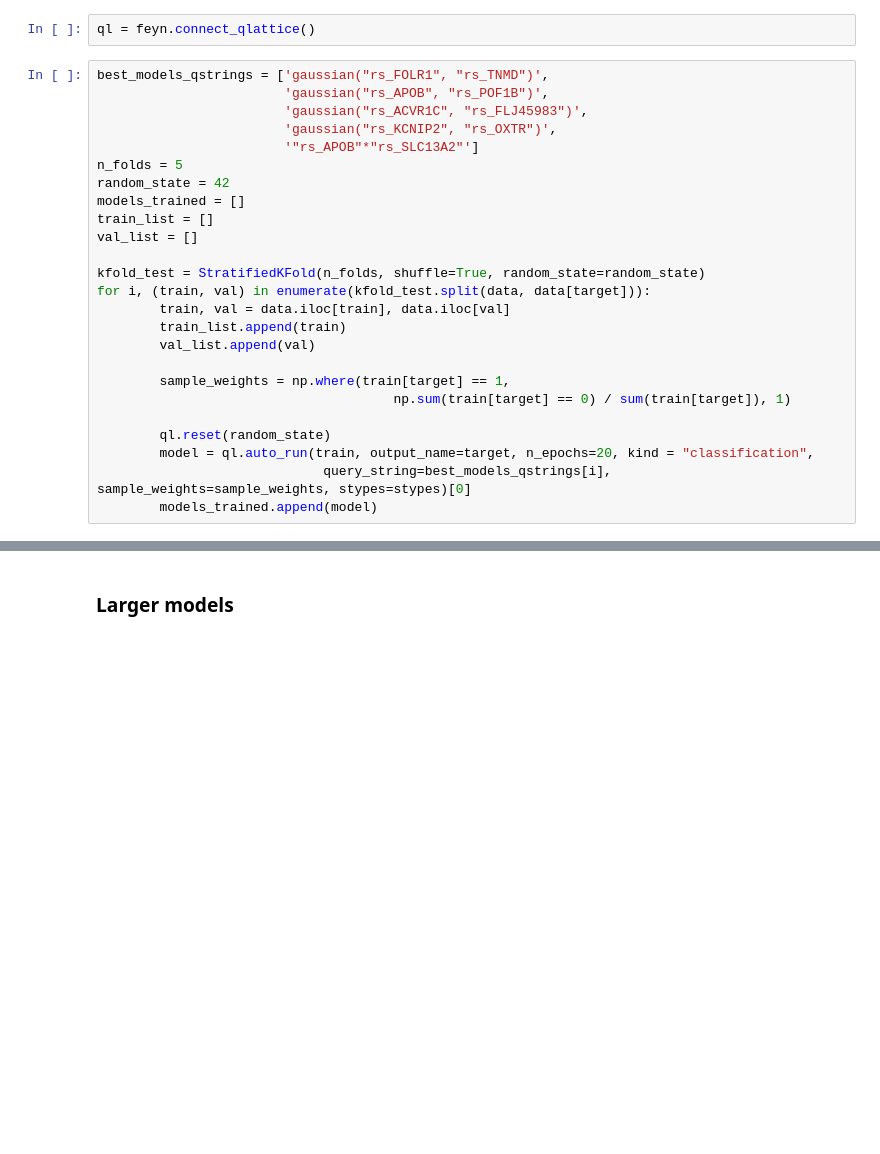
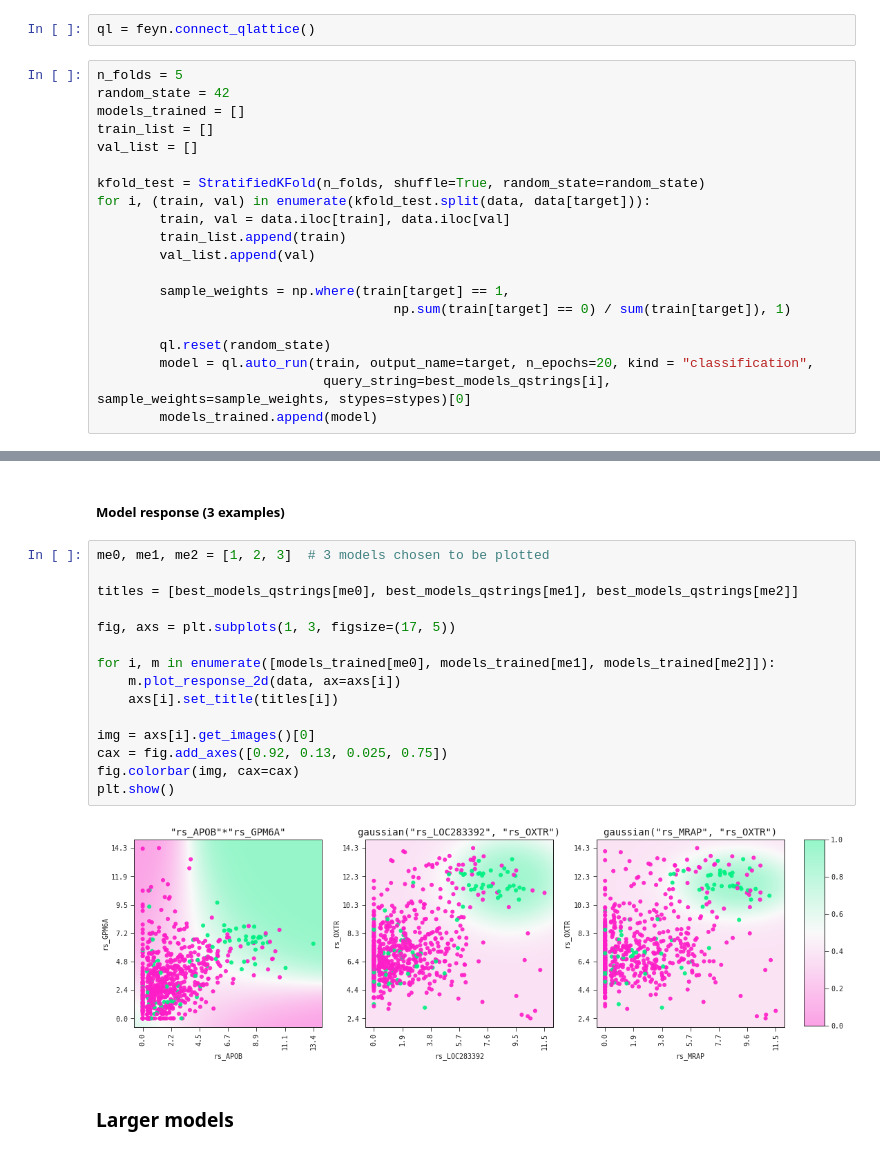
Before and after one commit to abzu-ai/QLattice-clinical-omics, a Jupyter notebook: notebooks/bc_case_multi.ipynb, the cells around one changed output, grey strips where cells are left out. Saved outputs shown, nothing was run; the diff lists cells and outputs as text; blank space fills up the shorter version.

```diff
--- a/notebooks/bc_case_multi.ipynb
+++ b/notebooks/bc_case_multi.ipynb
@@ -64,11 +83,6 @@ logreg(rsAPOB*rsSLC13A2)
 # %%
 ql = feyn.connect_qlattice()
 # %%
-best_models_qstrings = ['gaussian("rs_FOLR1", "rs_TNMD")',
-                        'gaussian("rs_APOB", "rs_POF1B")',
-                        'gaussian("rs_ACVR1C", "rs_FLJ45983")',
-                        'gaussian("rs_KCNIP2", "rs_OXTR")',
-                        '"rs_APOB"*"rs_SLC13A2"']
 n_folds = 5
 random_state = 42
 models_trained = []
@@ -115,3 +159,22 @@ models_trained[-1].plot_response_2d(data)
+# %% [markdown]
+##### **Model response (3 examples)**
+# %%
+me0, me1, me2 = [1, 2, 3]  # 3 models chosen to be plotted
+
+titles = [best_models_qstrings[me0], best_models_qstrings[me1], best_models_qstrings[me2]]
+
+fig, axs = plt.subplots(1, 3, figsize=(17, 5))
+
+for i, m in enumerate([models_trained[me0], models_trained[me1], models_trained[me2]]):
+    m.plot_response_2d(data, ax=axs[i])
+    axs[i].set_title(titles[i])
+
+img = axs[i].get_images()[0]
+cax = fig.add_axes([0.92, 0.13, 0.025, 0.75])
+fig.colorbar(img, cax=cax)
+plt.show()
+# %% [output]
+[figure, added]
 # %% [markdown]
 ### Larger models
 # %%
```
Also changed, not shown: parts of 18 cells of this notebook.
